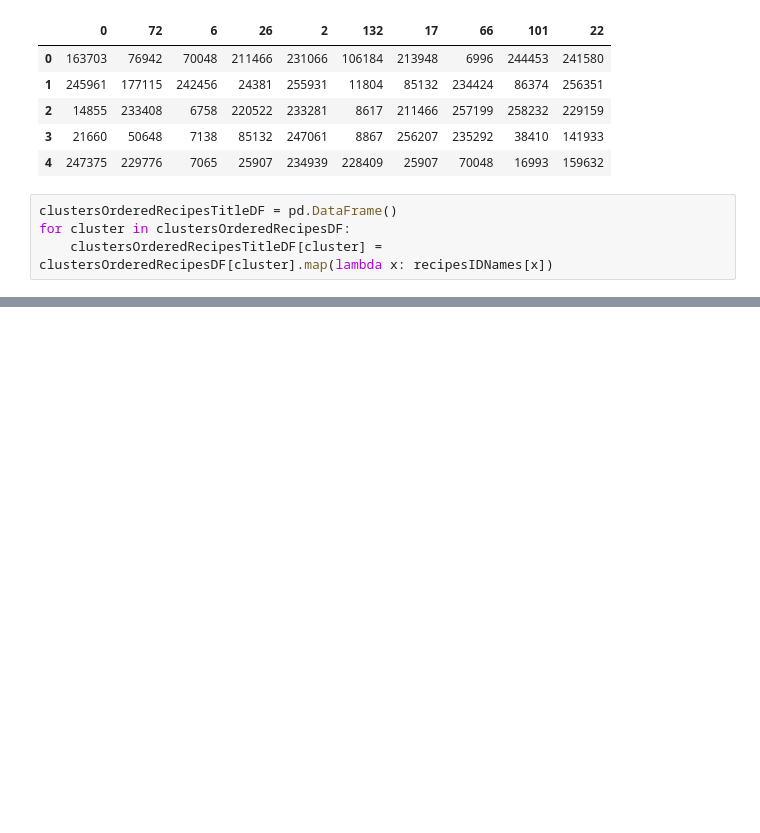
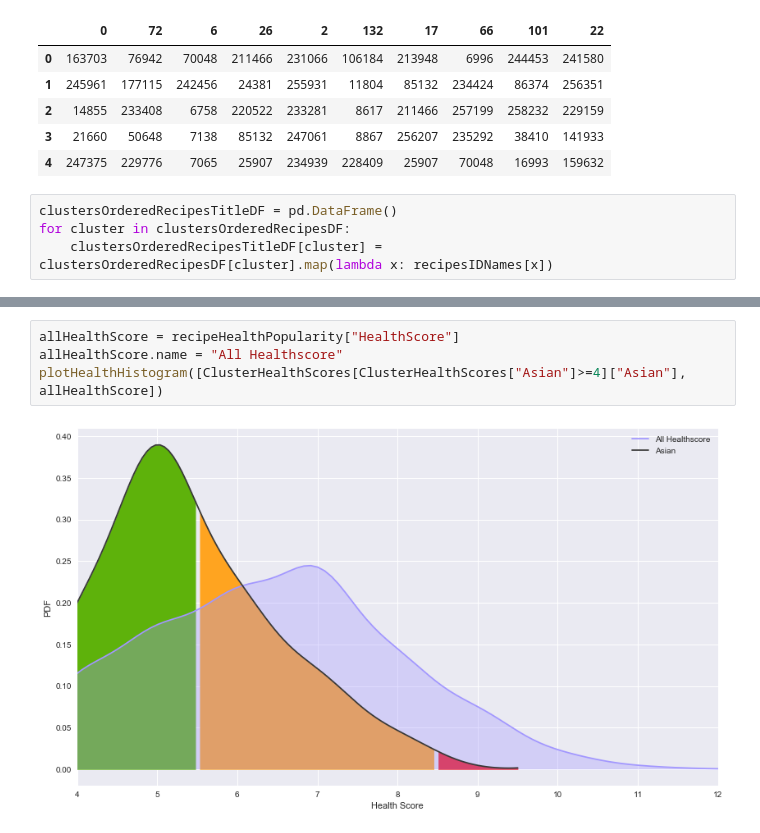
Before and after one commit to JRappaz/Foodie, a Jupyter notebook: python/IngredientsModel.ipynb, the cells around one changed output, grey strips where cells are left out. Cells and saved outputs as stored; diff of their text form; blank space fills up the shorter version.

```diff
--- a/python/IngredientsModel.ipynb
+++ b/python/IngredientsModel.ipynb
@@ -390,0 +378,6 @@ plotHealthHistogram(np.random.randn(100) + 10)
+# %%
+allHealthScore = recipeHealthPopularity["HealthScore"]
+allHealthScore.name = "All Healthscore"
+plotHealthHistogram([ClusterHealthScores[ClusterHealthScores["Asian"]>=4]["Asian"], allHealthScore])
+# %% [output]
+[figure, added]
```
Also changed, not shown: parts of 12 cells of this notebook, 10 other files.
